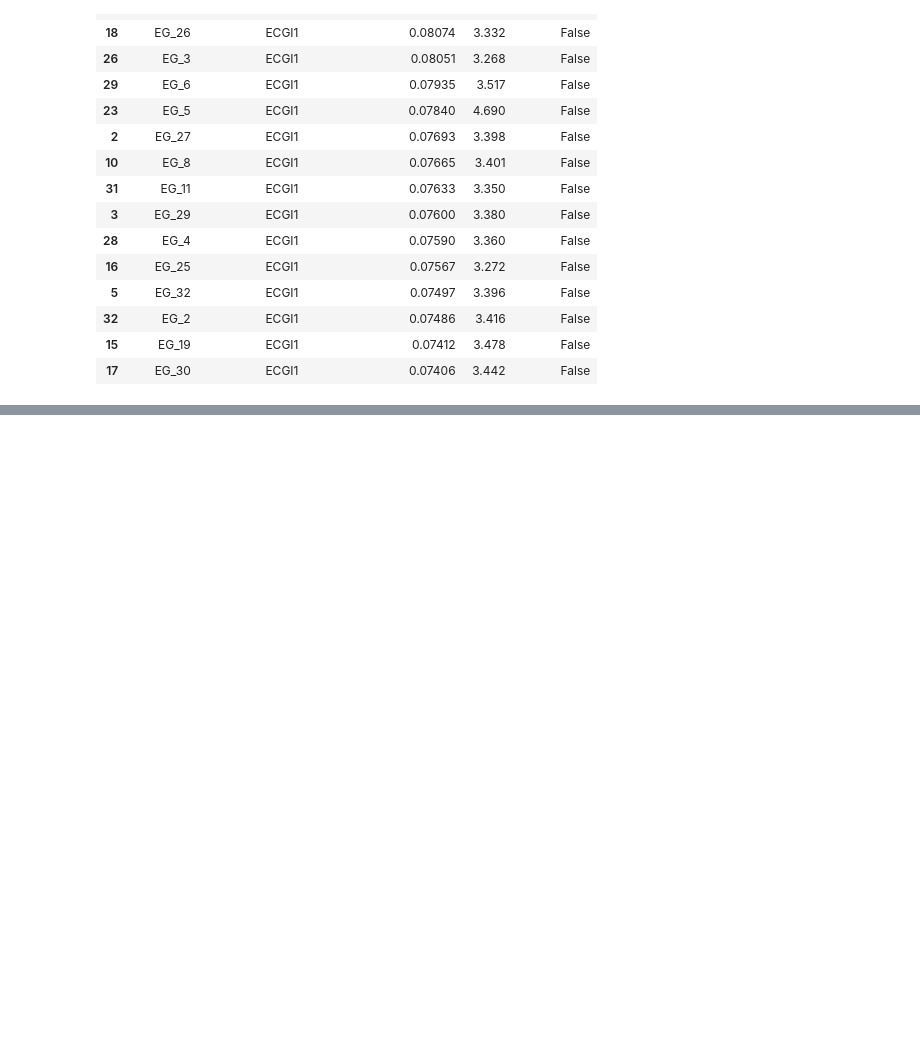
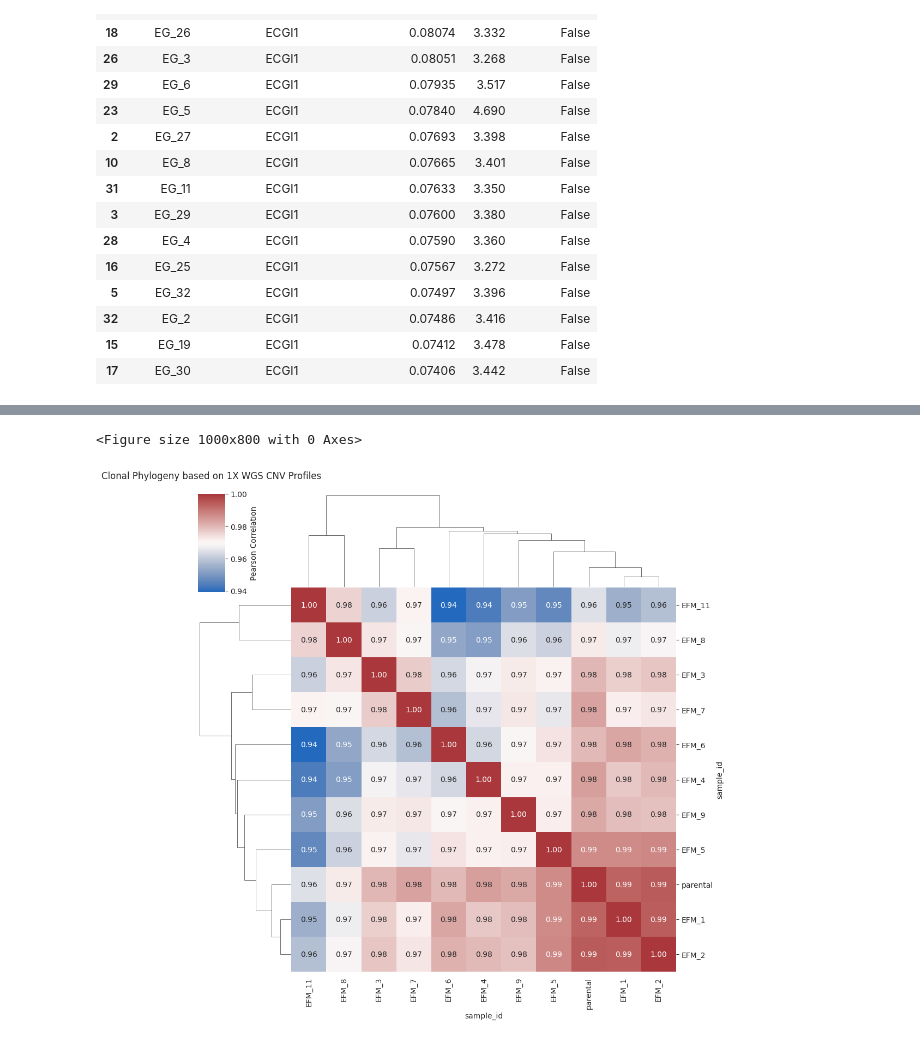
Before and after one commit to JiwonShon/ECTRES, a Jupyter notebook: ichorCNA.ipynb, the cells around one changed output, grey strips where cells are left out. Drawn from its saved outputs; the diff is of its cells as text; code cells hidden in the pictures; blank space fills up the shorter version.

Commit message:
summarize the output from ichorCNA

```diff
--- a/ichorCNA.ipynb
+++ b/ichorCNA.ipynb
@@ -97,6 +97,7 @@ bam_manifest[bam_manifest['sample_id']=='parental']
 # %%
 # bam_manifest.to_csv('../manifest/ECTRES_clones_nf_dna_bam.csv',index=False)  ## 20260309
 # bam_manifest.to_csv('/mnt/NAS3/home/jiwon/ECTRES/manifest/ECTRES_clones_nf_dna_bam.csv',index=False)  ## 20260309
+bam_manifest=pd.read_csv('../manifest/ECTRES_clones_nf_dna_bam.csv')  ## 20260309
 # %%
 root_path = '/mnt/NAS3/home/jiwon/HL-NF/scratch/ECTRES/results/ichorCNA/v2/'
 
@@ -419,0 +423,10 @@ ichor_df[(ichor_df['sample_id']=='parental')&(ichor_df['source_barcode']=='EFM19
+# %%
+correctedDepth = pd.read_csv('../summary/ichorCNA/ECTRES_ichorCNA_correctedDepth_20260319.csv')
+
+
+correctedDepth= pd.merge(correctedDepth, bam_manifest[['aliquot_barcode','source_barcode','sample_id']], on='aliquot_barcode', how='left')
+
+
+print(correctedDepth.shape)
+
+correctedDepth.head(2)
@@ -419,0 +454,22 @@ ichor_df[(ichor_df['sample_id']=='parental')&(ichor_df['source_barcode']=='EFM19
+# %%
+# df = correctedDepth[(correctedDepth['source_barcode']=='EFM19')&(correctedDepth['sample_id']!='parental')]
+df = correctedDepth[(correctedDepth['source_barcode']=='EFM19')]
+
+df_wide = df.pivot_table(
+    index=['chr', 'start', 'end'],
+    columns='sample_id',
+    values='log2_TNratio_corrected'
+).dropna()
+
+# 3. 샘플 간 상관계수(Correlation) 행렬 계산
+corr_matrix = df_wide.corr()
+
+# 4. Clustermap 시각화 (계통수 확인)
+plt.figure(figsize=(10, 8))
+sns.clustermap(corr_matrix, cmap='vlag', annot=True, fmt=".2f",
+               cbar_kws={'label': 'Pearson Correlation'})
+plt.title('Clonal Phylogeny based on 1X WGS CNV Profiles', pad=20)
+plt.show()
+# %% [output]
+<Figure size 1000x800 with 0 Axes>
+[figure, added]
```
Also changed, not shown: parts of 5 cells of this notebook, 1 other file.
